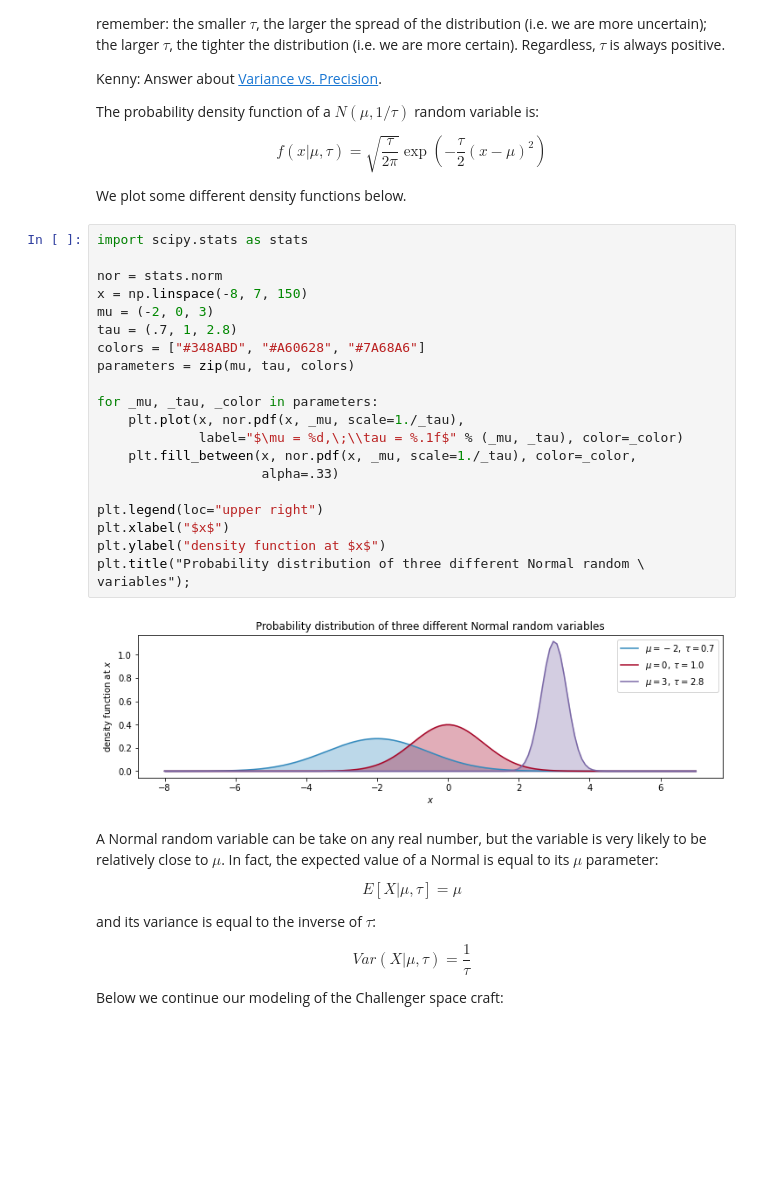
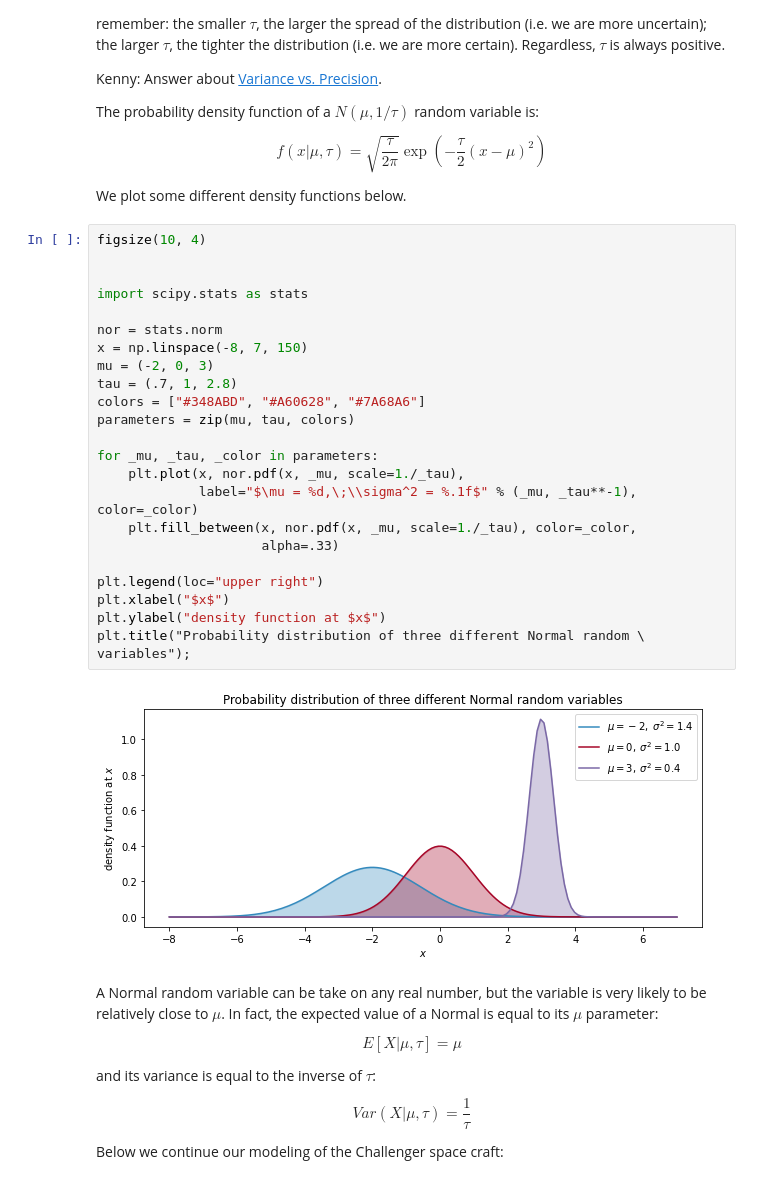
Before and after one commit to kennysong/Probabilistic-Programming-and-Bayesian-Methods-for-Hackers, a Jupyter notebook: Chapter2_MorePyMC/Ch2_MorePyMC_PyMC3.ipynb, the cells around one changed output. Saved outputs shown, nothing was run; the diff lists cells and outputs as text; blank space fills up the shorter version.

```diff
--- a/Chapter2_MorePyMC/Ch2_MorePyMC_PyMC3.ipynb
+++ b/Chapter2_MorePyMC/Ch2_MorePyMC_PyMC3.ipynb
@@ -913,28 +915,31 @@ $$ f(x | \mu, \tau) = \sqrt{\frac{\tau}{2\pi}} \exp\left( -\frac{\tau}{2} (x-\mu
 
 We plot some different density functions below.
 # %%
+figsize(10, 4)
+
+
 import scipy.stats as stats
 
 nor = stats.norm
 x = np.linspace(-8, 7, 150)
 mu = (-2, 0, 3)
 tau = (.7, 1, 2.8)
 colors = ["#348ABD", "#A60628", "#7A68A6"]
 parameters = zip(mu, tau, colors)
 
 for _mu, _tau, _color in parameters:
     plt.plot(x, nor.pdf(x, _mu, scale=1./_tau),
-             label="$\mu = %d,\;\\tau = %.1f$" % (_mu, _tau), color=_color)
+             label="$\mu = %d,\;\\sigma^2 = %.1f$" % (_mu, _tau**-1), color=_color)
     plt.fill_between(x, nor.pdf(x, _mu, scale=1./_tau), color=_color,
                      alpha=.33)
 
 plt.legend(loc="upper right")
 plt.xlabel("$x$")
 plt.ylabel("density function at $x$")
 plt.title("Probability distribution of three different Normal random \
 variables");
 # %% [output]
-[figure, old version]
+[figure, new version]
 # %% [markdown]
 A Normal random variable can be take on any real number, but the variable is very likely to be relatively close to $\mu$. In fact, the expected value of a Normal is equal to its $\mu$ parameter:
 
```
Also changed, not shown: parts of 44 cells of this notebook, 7 other files.
